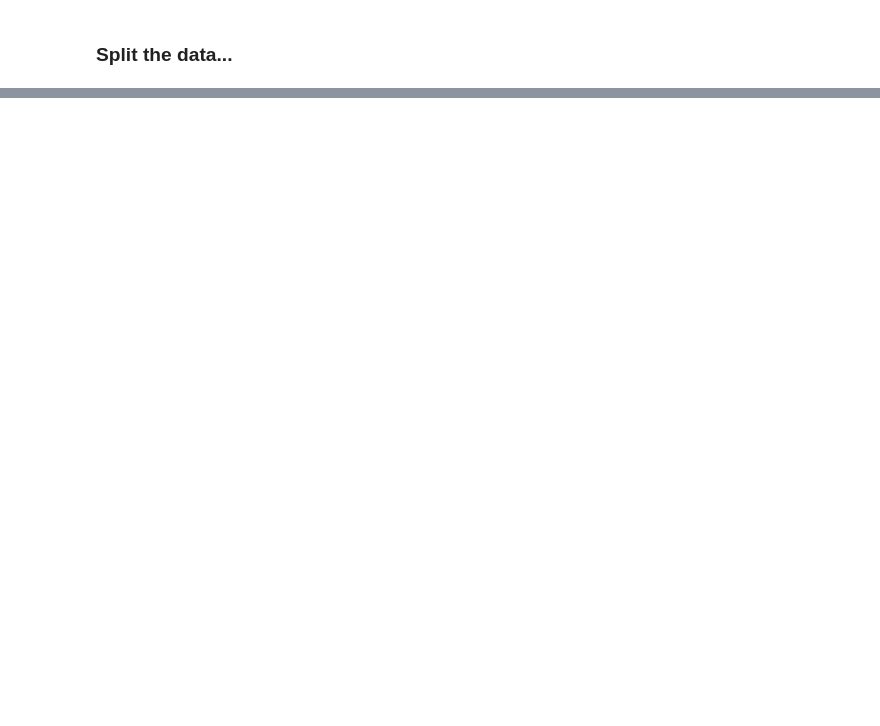
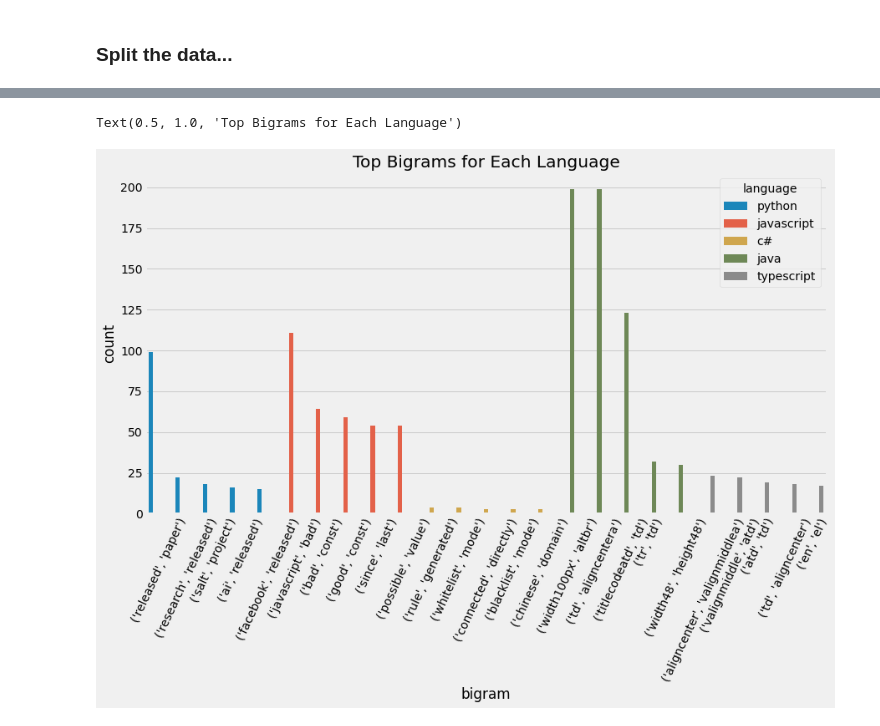
Before and after one commit to team2-nlp-project/team2-nlp-project, a Jupyter notebook: jerry_workbook.ipynb, the cells around one changed output, grey strips where cells are left out. Cells and saved outputs as stored; diff of their text form; code cells hidden in the pictures; blank space fills up the shorter version.

```diff
--- a/jerry_workbook.ipynb
+++ b/jerry_workbook.ipynb
@@ -603,0 +642,14 @@ train.language.value_counts().head(5)
+# %%
+# Lemmatize words for each language
+python = ' '.join(train.lemmatized[train.language == 'Python'].astype(str))
+javascript = ' '.join(train.lemmatized[train.language == 'JavaScript'].astype(str))
+c = ' '.join(train.lemmatized[train.language == 'C#'].astype(str))
+java = ' '.join(train.lemmatized[train.language == 'Java'].astype(str))
+typescript = ' '.join(train.lemmatized[train.language == 'TypeScript'].astype(str))
+# %%
+# ngrams to make a list of bigrams by language
+top10_python_bigrams = pd.Series(nltk.ngrams(python.split(), 2)).value_counts().head(10)
+top10_javascript_bigrams = pd.Series(nltk.ngrams(javascript.split(), 2)).value_counts().head(10)
+top10_c_bigrams = pd.Series(nltk.ngrams(c.split(), 2)).value_counts().head(10)
+top10_java_bigrams = pd.Series(nltk.ngrams(java.split(), 2)).value_counts().head(10)
+top10_typescript_bigrams = pd.Series(nltk.ngrams(typescript.split(), 2)).value_counts().head(10)
@@ -603,0 +706,8 @@ train.language.value_counts().head(5)
+# %%
+python_df = top10_python_bigrams.reset_index().rename(columns={'index':'bigram', 0:'count'}).assign(language = 'python').head(5)
+javascript_df = top10_javascript_bigrams.reset_index().rename(columns={'index':'bigram', 0:'count'}).assign(language = 'javascript').head(5)
+c_df = top10_c_bigrams.reset_index().rename(columns={'index':'bigram', 0:'count'}).assign(language = 'c#').head(5)
+java_df = top10_java_bigrams.reset_index().rename(columns={'index':'bigram', 0:'count'}).assign(language = 'java').head(5)
+typescript_df = top10_typescript_bigrams.reset_index().rename(columns={'index':'bigram', 0:'count'}).assign(language = 'typescript').head(5)
+bigrams_df = python_df.append([javascript_df, c_df, java_df, typescript_df], ignore_index=True)
+bigrams_df
@@ -603,0 +732,3 @@ train.language.value_counts().head(5)
+# %%
+bigrams_df = bigrams_df.drop_duplicates()
+bigrams_df
@@ -603,0 +753,7 @@ train.language.value_counts().head(5)
+# %%
+ax = sns.barplot(x='bigram', y='count', hue='language', data=bigrams_df)
+ax.set_xticklabels(ax.get_xticklabels(),rotation=65)
+plt.title('Top Bigrams for Each Language')
+# %% [output]
+Text(0.5, 1.0, 'Top Bigrams for Each Language')
+[figure, added]
```
Also changed, not shown: parts of 16 cells of this notebook, 1 other file.
